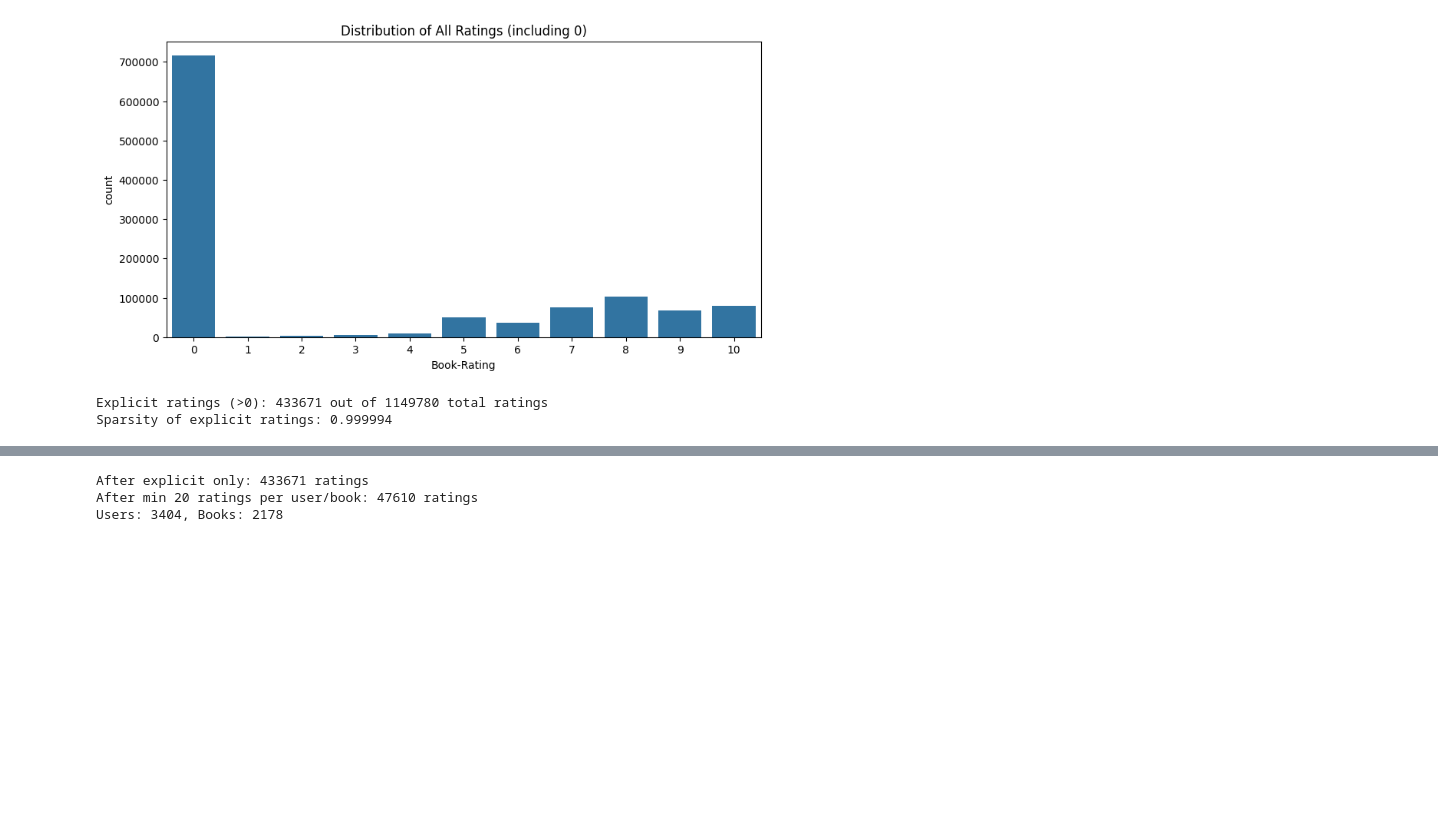
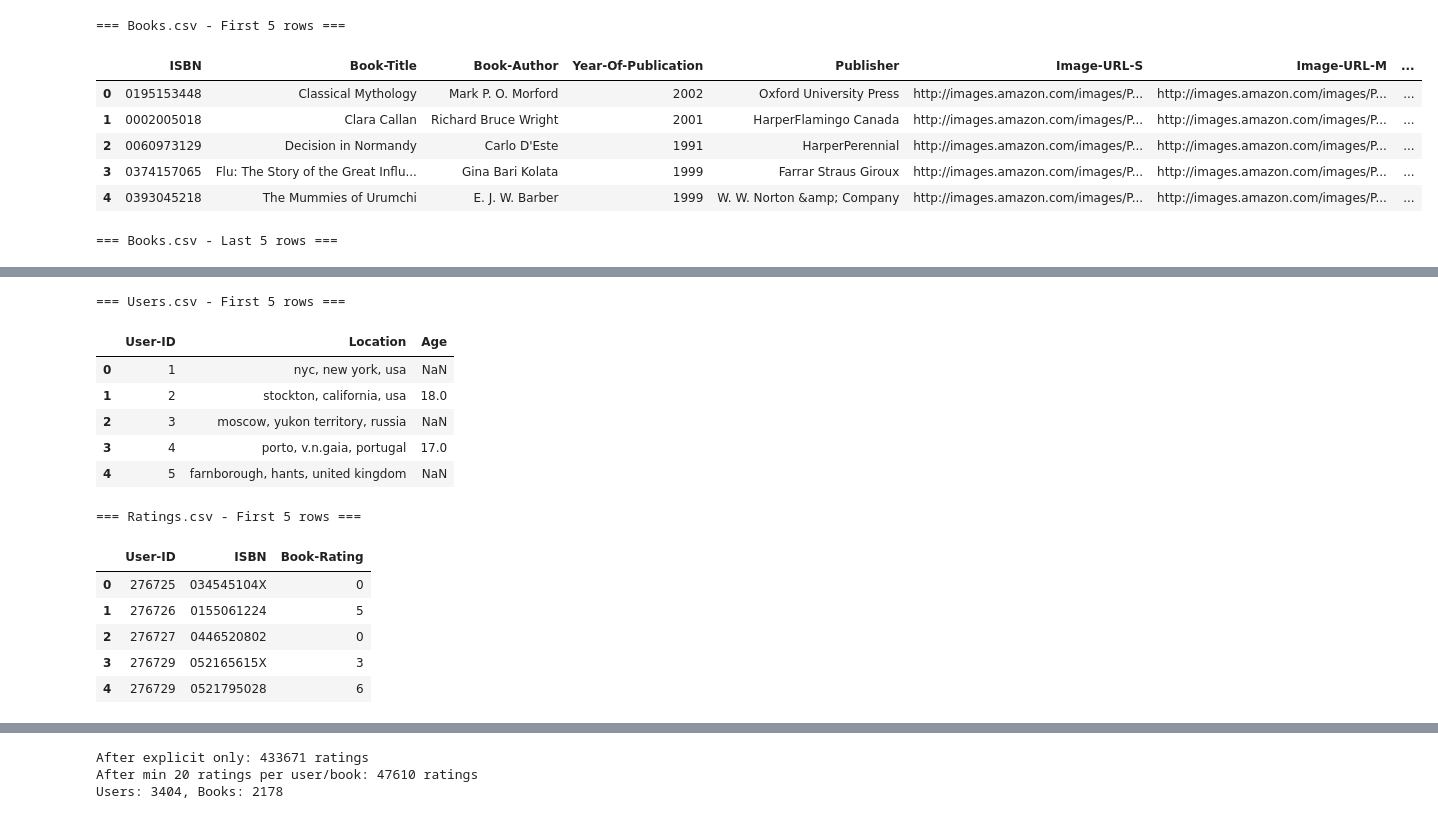
Before and after one commit to Ghionab/ML-project, a Jupyter notebook: Data_Exploration.ipynb, the cells around one changed output, grey strips where cells are left out. Cells and saved outputs as stored; diff of their text form; code cells hidden in the pictures; blank space fills up the shorter version.

```diff
--- a/Data_Exploration.ipynb
+++ b/Data_Exploration.ipynb
@@ -61,17 +68,23 @@ Current RAM usage: 0.41 GB
-# %%
-## 2. Basic Exploration
-
-# Ratings distribution (including 0s = implicit feedback)
-plt.figure(figsize=(10,5))
-sns.countplot(x='Book-Rating', data=ratings)
-plt.title('Distribution of All Ratings (including 0)')
-plt.show()
-
-# Explicit ratings only (>0)
-explicit_ratings = ratings[ratings['Book-Rating'] > 0]
-print(f"Explicit ratings (>0): {len(explicit_ratings)} out of {len(ratings)} total ratings")
-print(f"Sparsity of explicit ratings: {1 - len(explicit_ratings)/(len(users)*len(books)):.6f}")
-# %% [output]
-[figure, removed]
-Explicit ratings (>0): 433671 out of 1149780 total ratings
-Sparsity of explicit ratings: 0.999994
+# %%
+# Quick look at the data with .head() and .tail()
+
+print("\n=== Books.csv - First 5 rows ===")
+display(books.head())
+
+print("\n=== Books.csv - Last 5 rows ===")
+display(books.tail())
+
+print("\n=== Users.csv - First 5 rows ===")
+display(users.head())
+
+print("\n=== Ratings.csv - First 5 rows ===")
+display(ratings.head())
+# %% [output]
+=== Books.csv - First 5 rows ===
+|  | ISBN | Book-Title | Book-Author | Year-Of-Publication | Publisher | Image-URL-S | Image-URL-M | ... |
+| 0 | 0195153448 | Classical Mythology | Mark P. O. Morford | 2002 | Oxford University Press | http://images.amazon.com/images/P... | http://images.amazon.com/images/P... | ... |
+| 1 | 0002005018 | Clara Callan | Richard Bruce Wright | 2001 | HarperFlamingo Canada | http://images.amazon.com/images/P... | http://images.amazon.com/images/P... | ... |
+| 2 | 0060973129 | Decision in Normandy | Carlo D'Este | 1991 | HarperPerennial | http://images.amazon.com/images/P... | http://images.amazon.com/images/P... | ... |
+| 3 | 0374157065 | Flu: The Story of the Great Influ... | Gina Bari Kolata | 1999 | Farrar Straus Giroux | http://images.amazon.com/images/P... | http://images.amazon.com/images/P... | ... |
+| 4 | 0393045218 | The Mummies of Urumchi | E. J. W. Barber | 1999 | W. W. Norton &amp; Company | http://images.amazon.com/images/P... | http://images.amazon.com/images/P... | ... |
+=== Books.csv - Last 5 rows ===
@@ -77,0 +97,14 @@ Sparsity of explicit ratings: 0.999994
+=== Users.csv - First 5 rows ===
+|  | User-ID | Location | Age |
+| 0 | 1 | nyc, new york, usa | NaN |
+| 1 | 2 | stockton, california, usa | 18.0 |
+| 2 | 3 | moscow, yukon territory, russia | NaN |
+| 3 | 4 | porto, v.n.gaia, portugal | 17.0 |
+| 4 | 5 | farnborough, hants, united kingdom | NaN |
+=== Ratings.csv - First 5 rows ===
+|  | User-ID | ISBN | Book-Rating |
+| 0 | 276725 | 034545104X | 0 |
+| 1 | 276726 | 0155061224 | 5 |
+| 2 | 276727 | 0446520802 | 0 |
+| 3 | 276729 | 052165615X | 3 |
+| 4 | 276729 | 0521795028 | 6 |
```
Also changed, not shown: parts of 11 cells of this notebook.
